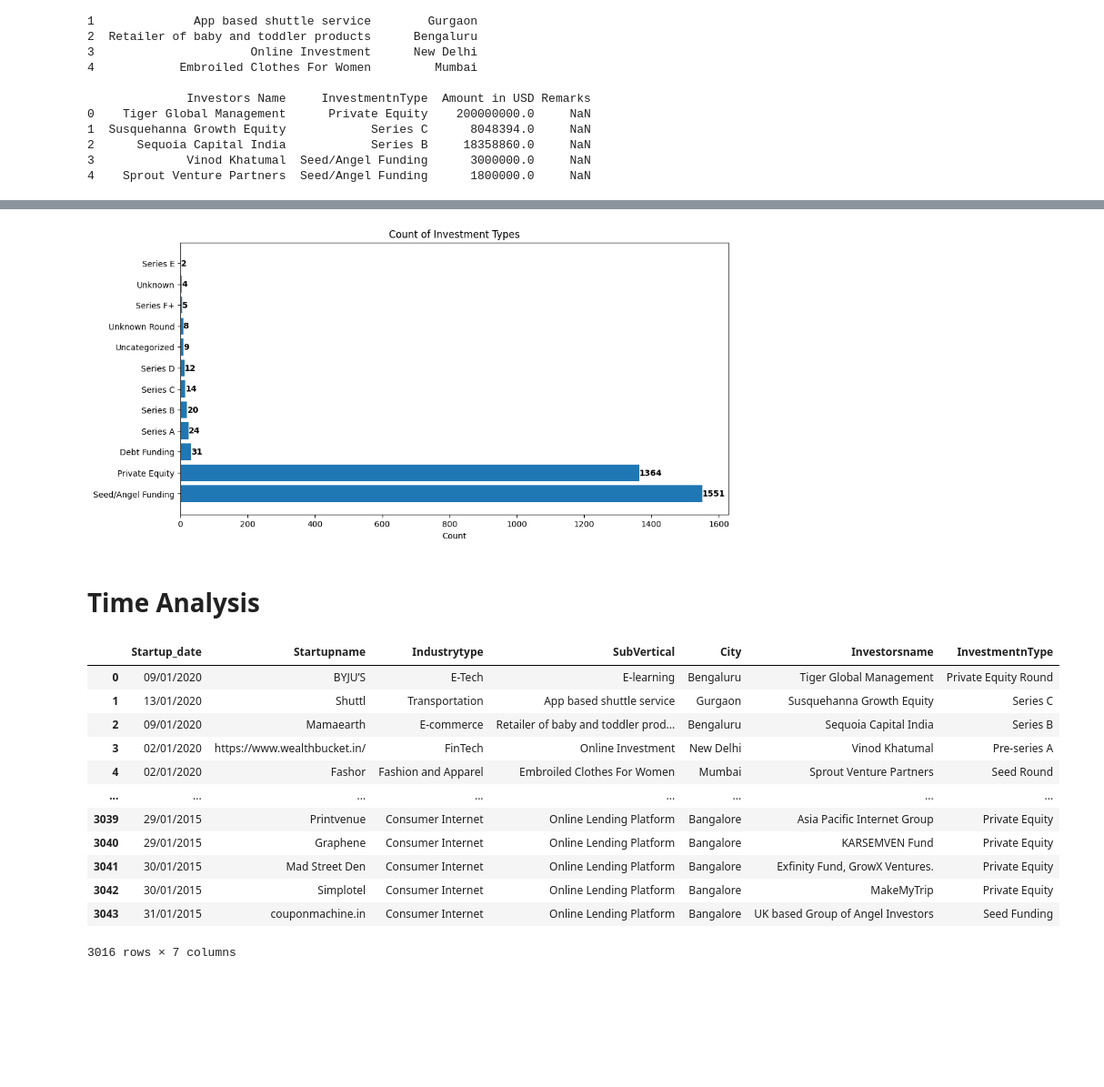
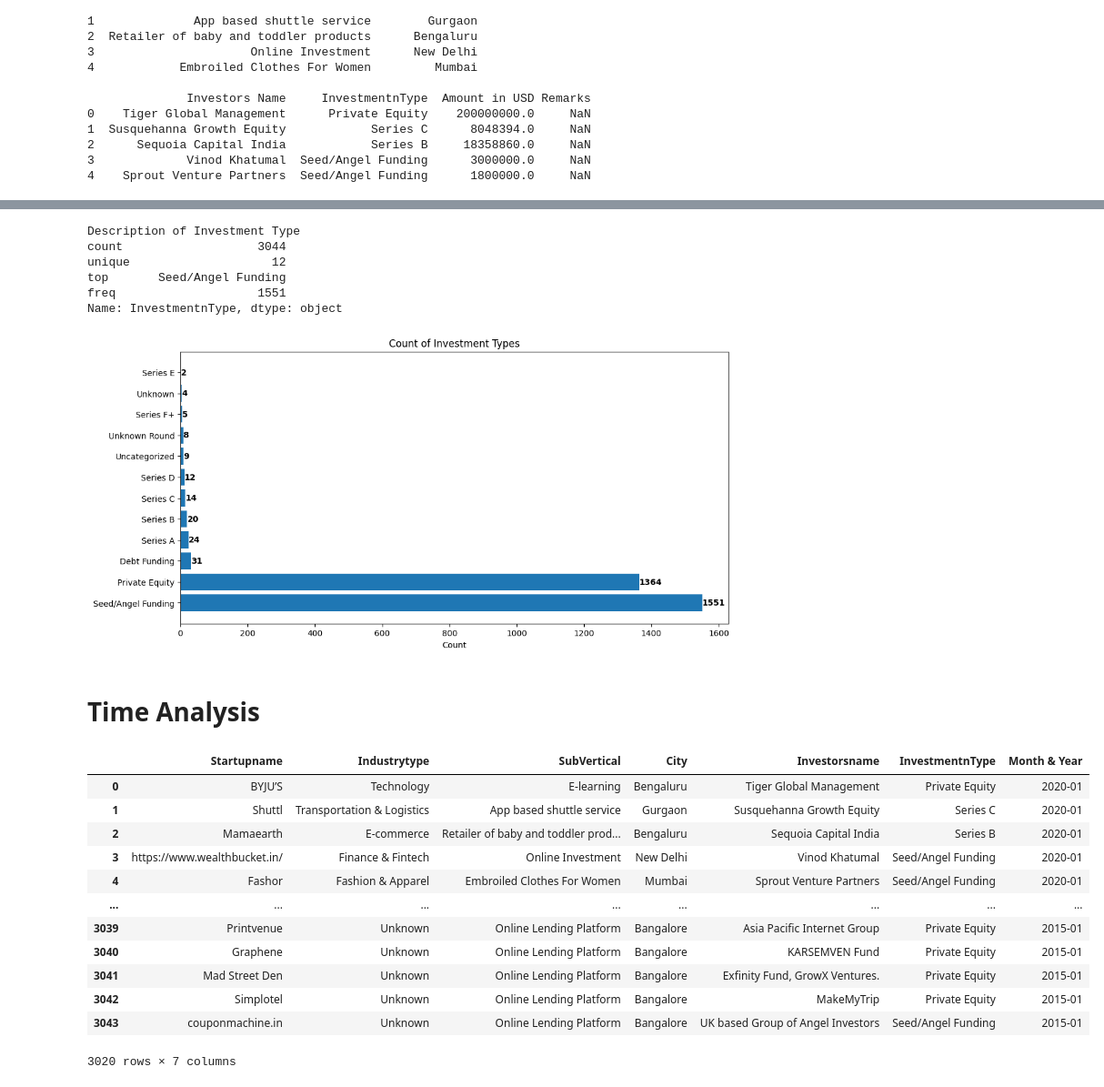
Before and after one commit to willyd332/A-Budding-Indian-Startup-Ecosystem, a Jupyter notebook: Analysis.ipynb, the cells around one changed output, grey strips where cells are left out. Shown at 91% size. Drawn from its saved outputs; the diff is of its cells as text; code cells hidden in the pictures; blank space fills up the shorter version.

Commit message:
Added more data and descriptions

```diff
--- a/Analysis.ipynb
+++ b/Analysis.ipynb
@@ -1001,6 +1153,9 @@ Name: Amount in USD, Length: 2412, dtype: float64
 # %%
 # 5. List and count of all unique "Investment Type"
 investment_counts = df["InvestmentnType"].value_counts()
+
+print("Description of Investment Type")
+print(df['InvestmentnType'].describe())
 
 plt.figure(figsize=(12,6))
 plt.barh(investment_counts.index, investment_counts.values)
@@ -1013,13 +1168,16 @@ for i, v in enumerate(investment_counts.values):
 
 plt.show()
 # %% [output]
+Description of Investment Type
+count                   3044
+unique                    12
+top       Seed/Angel Funding
+freq                    1551
+Name: InvestmentnType, dtype: object
 [figure]
 # %% [markdown]
 # Time Analysis
 # %%
-df = pd.read_csv("../data/startup_funding.csv")
-
-
 df.rename(mapper={
         'Date dd/mm/yyyy':'Startup_date',
         'City  Location':'City',
@@ -1035,46 +1193,71 @@ def clean_amount(amt):
     amt = str(amt)
     if ',' in amt:
         amt = amt.replace(',','')
     if amt.isnumeric():
         return float(amt)
     if amt.isalpha() or amt.startswith('\\'):
         return np.nan
     if '.' in amt:
         return float(amt)
     if '+' in amt:
         return float(amt.replace('+',''))
 
 df['Amount'] = df['Amount'].apply(clean_amount)
 
 x=df['Amount'].mean()
 df['Amount'].fillna(x,inplace=True)
 
 df.dropna(subset=['InvestmentnType','Investorsname'],inplace=True)
 
 df['SubVertical'].replace(np.nan, df['SubVertical'].value_counts().idxmax(), inplace=True)
 
 df['Industrytype'].replace(np.NaN,df['Industrytype'].value_counts().idxmax(),inplace=True)
 
 df['City'].replace(np.NaN,df['City'].value_counts().idxmax(),inplace= True)
 
 df.isnull().sum()
 
+# Define a function to fix the date string by adding missing characters
+def fix_date_string(date_string):
+    if not isinstance(date_string, str):
+        return pd.NaT
+    try:
+        date = datetime.strptime(date_string, '%d/%m/%Y')
+    except ValueError:
+        if len(date_string) == 8:
+            date = datetime.strptime(date_string, '%d%m%Y')
+        else:
+            date = pd.NaT
+    if date is not None and date is not pd.NaT:
+        return date.strftime('%Y/%m/%d')
+    else:
+        return pd.NaT
+
+# Apply the function to the date column
+df['Startup_date'] = df['Startup_date'].apply(fix_date_string)
+
+# Convert 'Startup_date' column to datetime data type
+df['Startup_date'] = pd.to_datetime(df['Startup_date'], format='%Y-%m-%d', errors='coerce')
+
+
+df['Month & Year'] = df['Startup_date'].dt.strftime('%Y-%m')
+
 df_cat = df.select_dtypes(np.object_)
 df_cat
 # %% [output]
-|  | Startup_date | Startupname | Industrytype | SubVertical | City | Investorsname | InvestmentnType |
-| 0 | 09/01/2020 | BYJU’S | E-Tech | E-learning | Bengaluru | Tiger Global Management | Private Equity Round |
-| 1 | 13/01/2020 | Shuttl | Transportation | App based shuttle service | Gurgaon | Susquehanna Growth Equity | Series C |
-| 2 | 09/01/2020 | Mamaearth | E-commerce | Retailer of baby and toddler prod... | Bengaluru | Sequoia Capital India | Series B |
-| 3 | 02/01/2020 | https://www.wealthbucket.in/ | FinTech | Online Investment | New Delhi | Vinod Khatumal | Pre-series A |
-| 4 | 02/01/2020 | Fashor | Fashion and Apparel | Embroiled Clothes For Women | Mumbai | Sprout Venture Partners | Seed Round |
+|  | Startupname | Industrytype | SubVertical | City | Investorsname | InvestmentnType | Month & Year |
+| 0 | BYJU’S | Technology | E-learning | Bengaluru | Tiger Global Management | Private Equity | 2020-01 |
+| 1 | Shuttl | Transportation & Logistics | App based shuttle service | Gurgaon | Susquehanna Growth Equity | Series C | 2020-01 |
+| 2 | Mamaearth | E-commerce | Retailer of baby and toddler prod... | Bengaluru | Sequoia Capital India | Series B | 2020-01 |
+| 3 | https://www.wealthbucket.in/ | Finance & Fintech | Online Investment | New Delhi | Vinod Khatumal | Seed/Angel Funding | 2020-01 |
+| 4 | Fashor | Fashion & Apparel | Embroiled Clothes For Women | Mumbai | Sprout Venture Partners | Seed/Angel Funding | 2020-01 |
 | ... | ... | ... | ... | ... | ... | ... | ... |
-| 3039 | 29/01/2015 | Printvenue | Consumer Internet | Online Lending Platform | Bangalore | Asia Pacific Internet Group | Private Equity |
-| 3040 | 29/01/2015 | Graphene | Consumer Internet | Online Lending Platform | Bangalore | KARSEMVEN Fund | Private Equity |
-| 3041 | 30/01/2015 | Mad Street Den | Consumer Internet | Online Lending Platform | Bangalore | Exfinity Fund, GrowX Ventures. | Private Equity |
-| 3042 | 30/01/2015 | Simplotel | Consumer Internet | Online Lending Platform | Bangalore | MakeMyTrip | Private Equity |
-| 3043 | 31/01/2015 | couponmachine.in | Consumer Internet | Online Lending Platform | Bangalore | UK based Group of Angel Investors | Seed Funding |
+| 3039 | Printvenue | Unknown | Online Lending Platform | Bangalore | Asia Pacific Internet Group | Private Equity | 2015-01 |
+| 3040 | Graphene | Unknown | Online Lending Platform | Bangalore | KARSEMVEN Fund | Private Equity | 2015-01 |
+| 3041 | Mad Street Den | Unknown | Online Lending Platform | Bangalore | Exfinity Fund, GrowX Ventures. | Private Equity | 2015-01 |
+| 3042 | Simplotel | Unknown | Online Lending Platform | Bangalore | MakeMyTrip | Private Equity | 2015-01 |
+| 3043 | couponmachine.in | Unknown | Online Lending Platform | Bangalore | UK based Group of Angel Investors | Seed/Angel Funding | 2015-01 |
-3016 rows × 7 columns
+3020 rows × 7 columns
 # %%
 print("Number of Unique Startups")
 print(df['Startupname'].nunique())
```
Also changed, not shown: parts of 13 cells of this notebook.
